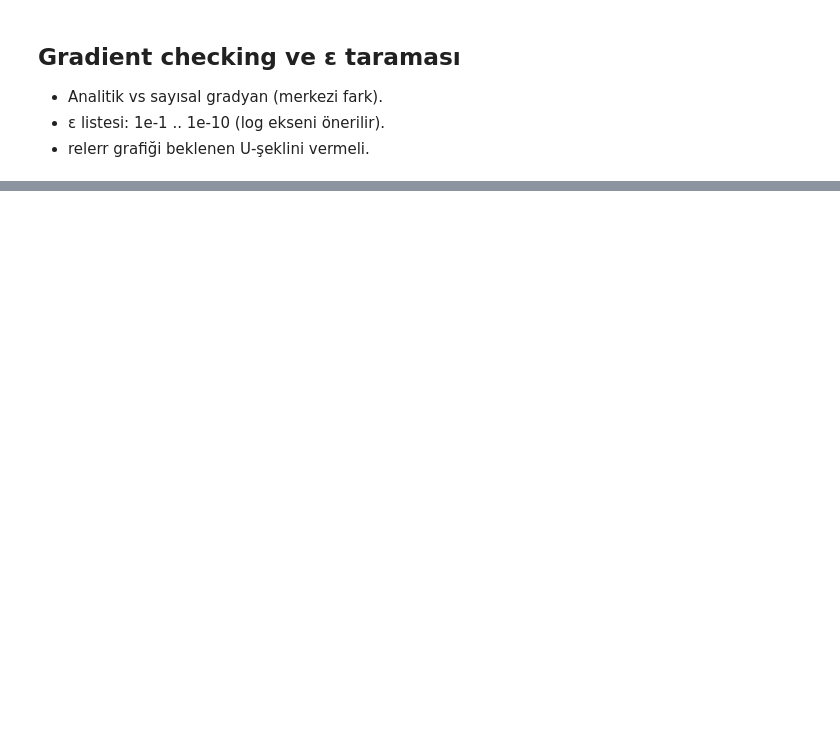
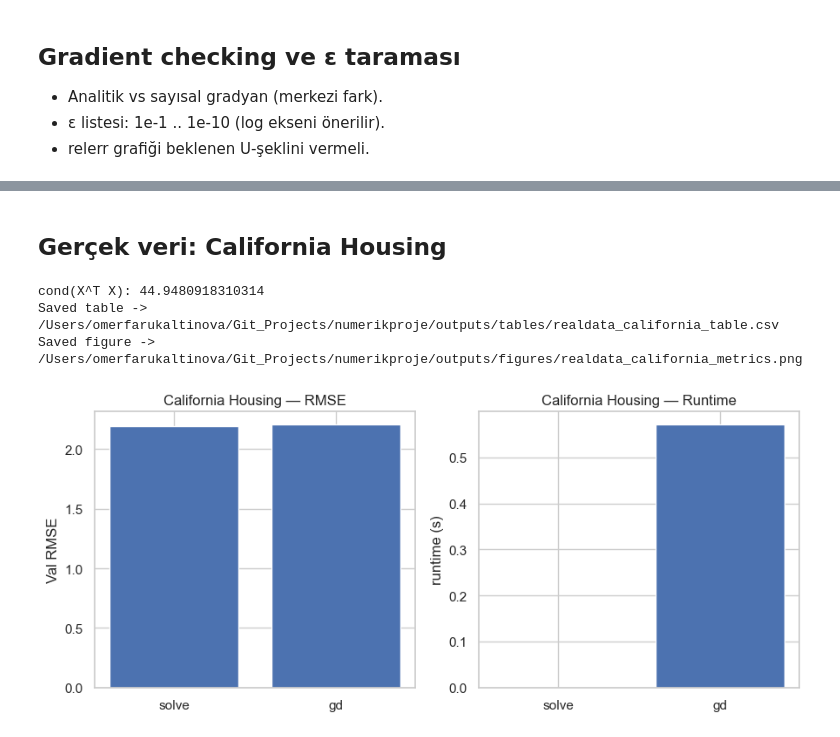
Before and after one commit to omeraltinova/numerikproje, a Jupyter notebook: notebooks/01_experiments.ipynb, the cells around one changed output, grey strips where cells are left out. Cells and saved outputs as stored; diff of their text form; code cells hidden in the pictures; blank space fills up the shorter version.

```diff
--- a/notebooks/01_experiments.ipynb
+++ b/notebooks/01_experiments.ipynb
@@ -414,0 +557,57 @@ plt.show()
+# %% [markdown]
+## Gerçek veri: California Housing
+# %%
+
+X_train, X_val, y_train, y_val, (mean, std), feature_names = load_california_housing(
+    val_ratio=0.2, seed=SEED, standardize_features=True
+)
+cond_val = cond_xtx(X_train)
+print("cond(X^T X):", cond_val)
+
+rows_real = []
+# solve
+with elapsed_timer() as t:
+    theta_solve = normal_eq_solve(X_train, y_train)
+solve_time = t()
+rows_real.append({
+    "method": "solve",
+    "rmse_train": rmse(y_train, X_train @ theta_solve),
+    "rmse_val": rmse(y_val, X_val @ theta_solve),
+    "runtime": solve_time,
+})
+
+# gradient descent
+with elapsed_timer() as t:
+    theta_gd, history = gradient_descent(
+        X_train,
+        y_train,
+        alpha=gd_params["alpha"],
+        max_iter=gd_params["max_iter"],
+        tol=gd_params["tol"],
+        log_every=100,
+    )
+gd_time = t()
+rows_real.append({
+    "method": "gd",
+    "rmse_train": rmse(y_train, X_train @ theta_gd),
+    "rmse_val": rmse(y_val, X_val @ theta_gd),
+    "runtime": gd_time,
+})
+
+real_df = pd.DataFrame(rows_real)
+save_table(real_df, "realdata_california_table")
+
+fig, ax = plt.subplots(1, 2, figsize=(9, 4))
+ax[0].bar(real_df["method"], real_df["rmse_val"])
+ax[0].set_ylabel("Val RMSE")
+ax[0].set_title("California Housing — RMSE")
+ax[1].bar(real_df["method"], real_df["runtime"])
+ax[1].set_ylabel("runtime (s)")
+ax[1].set_title("California Housing — Runtime")
+save_fig(fig, "realdata_california_metrics")
+plt.show()
+# %% [output]
+cond(X^T X): 44.9480918310314
+Saved table -> /Users/omerfarukaltinova/Git_Projects/numerikproje/outputs/tables/realdata_california_table.csv
+Saved figure -> /Users/omerfarukaltinova/Git_Projects/numerikproje/outputs/figures/realdata_california_metrics.png
+[figure, added]
```
Also changed, not shown: parts of 10 cells of this notebook, 10 other files.
